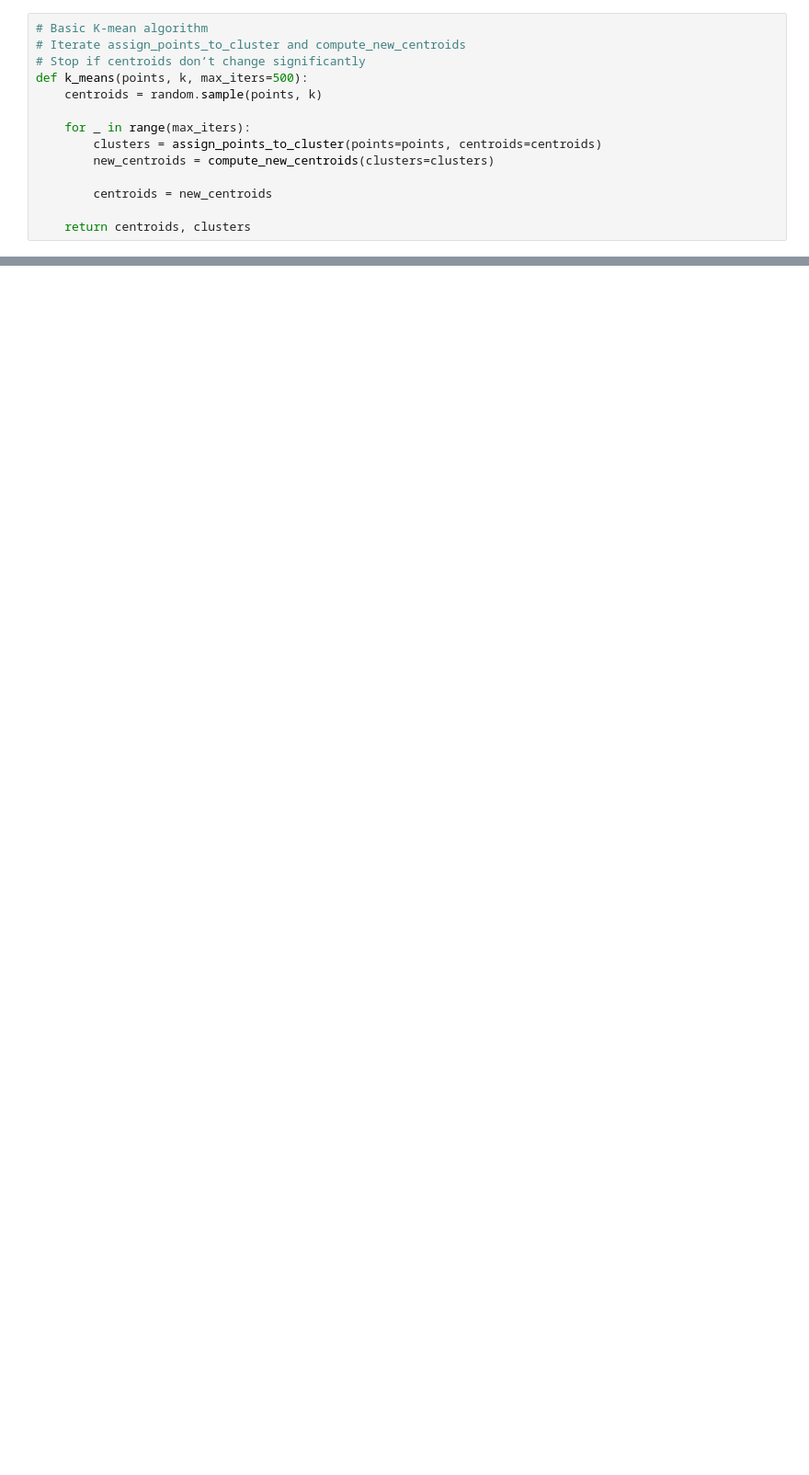
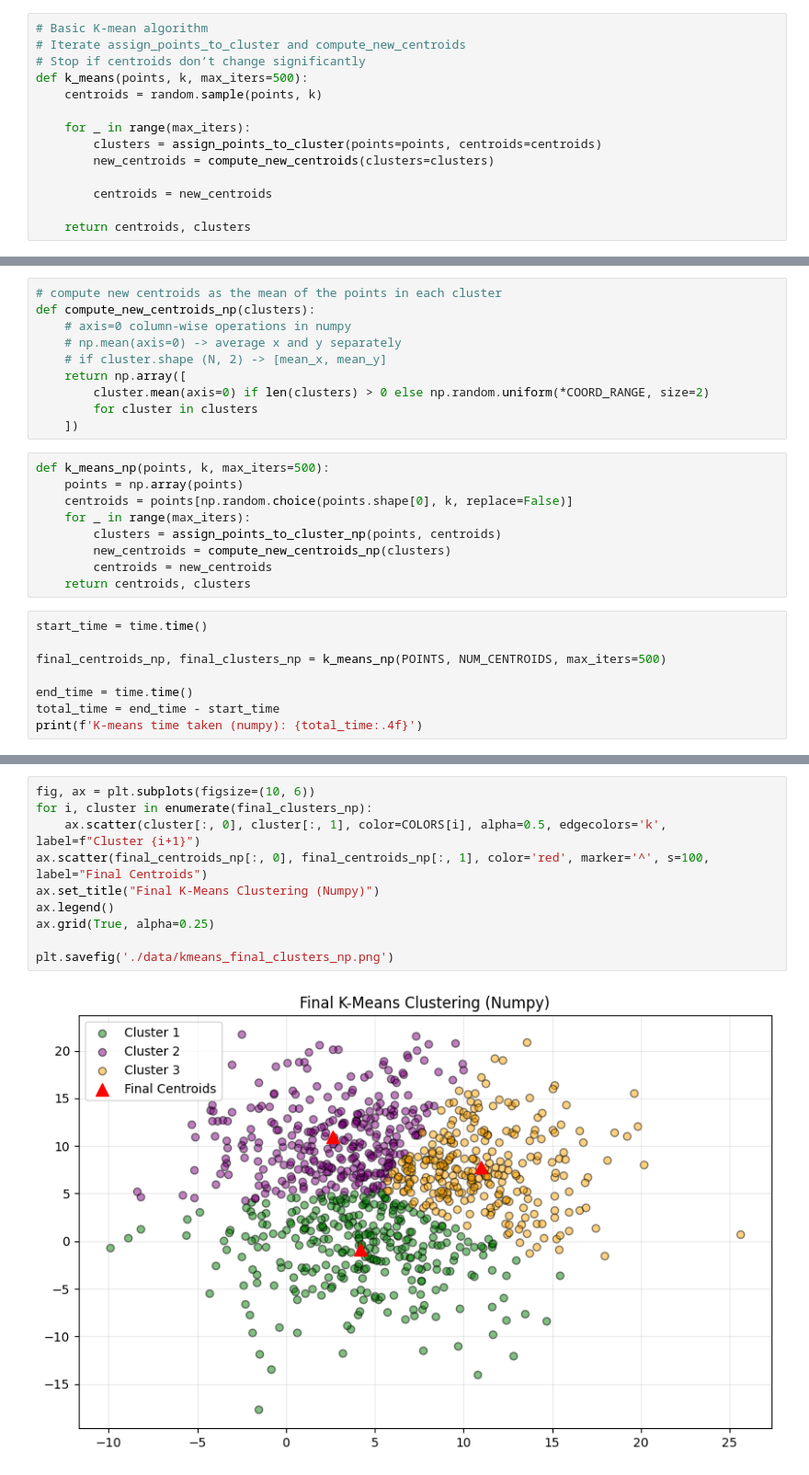
Before and after one commit to Nye1nChanSoe/python3, a Jupyter notebook: kmeans/main.ipynb, the cells around one changed output, grey strips where cells are left out. Shown at 92% size. Cells and saved outputs as stored; diff of their text form; blank space fills up the shorter version.

```diff
--- a/kmeans/main.ipynb
+++ b/kmeans/main.ipynb
@@ -133,0 +182,27 @@ plt.savefig('./data/kmeans_final_clusters.png')
+# %%
+# compute new centroids as the mean of the points in each cluster
+def compute_new_centroids_np(clusters):
+    # axis=0 column-wise operations in numpy
+    # np.mean(axis=0) -> average x and y separately
+    # if cluster.shape (N, 2) -> [mean_x, mean_y]
+    return np.array([
+        cluster.mean(axis=0) if len(clusters) > 0 else np.random.uniform(*COORD_RANGE, size=2)
+        for cluster in clusters
+    ])
+# %%
+def k_means_np(points, k, max_iters=500):
+    points = np.array(points)
+    centroids = points[np.random.choice(points.shape[0], k, replace=False)]
+    for _ in range(max_iters):
+        clusters = assign_points_to_cluster_np(points, centroids)
+        new_centroids = compute_new_centroids_np(clusters)
+        centroids = new_centroids
+    return centroids, clusters
+# %%
+start_time = time.time()
+
+final_centroids_np, final_clusters_np = k_means_np(POINTS, NUM_CENTROIDS, max_iters=500)
+
+end_time = time.time()
+total_time = end_time - start_time
+print(f'K-means time taken (numpy): {total_time:.4f}')
@@ -133,0 +211,12 @@ plt.savefig('./data/kmeans_final_clusters.png')
+# %%
+fig, ax = plt.subplots(figsize=(10, 6))
+for i, cluster in enumerate(final_clusters_np):
+    ax.scatter(cluster[:, 0], cluster[:, 1], color=COLORS[i], alpha=0.5, edgecolors='k', label=f"Cluster {i+1}")
+ax.scatter(final_centroids_np[:, 0], final_centroids_np[:, 1], color='red', marker='^', s=100, label="Final Centroids")
+ax.set_title("Final K-Means Clustering (Numpy)")
+ax.legend()
+ax.grid(True, alpha=0.25)
+
+plt.savefig('./data/kmeans_final_clusters_np.png')
+# %% [output]
+[figure, added]
```
Also changed, not shown: parts of 16 cells of this notebook, 4 other files.
